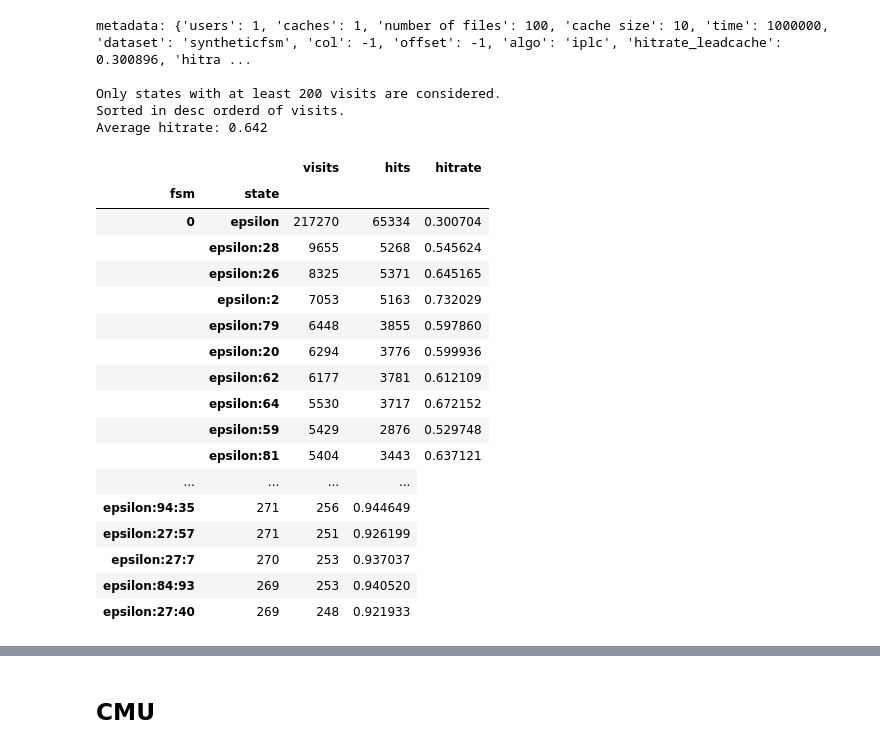
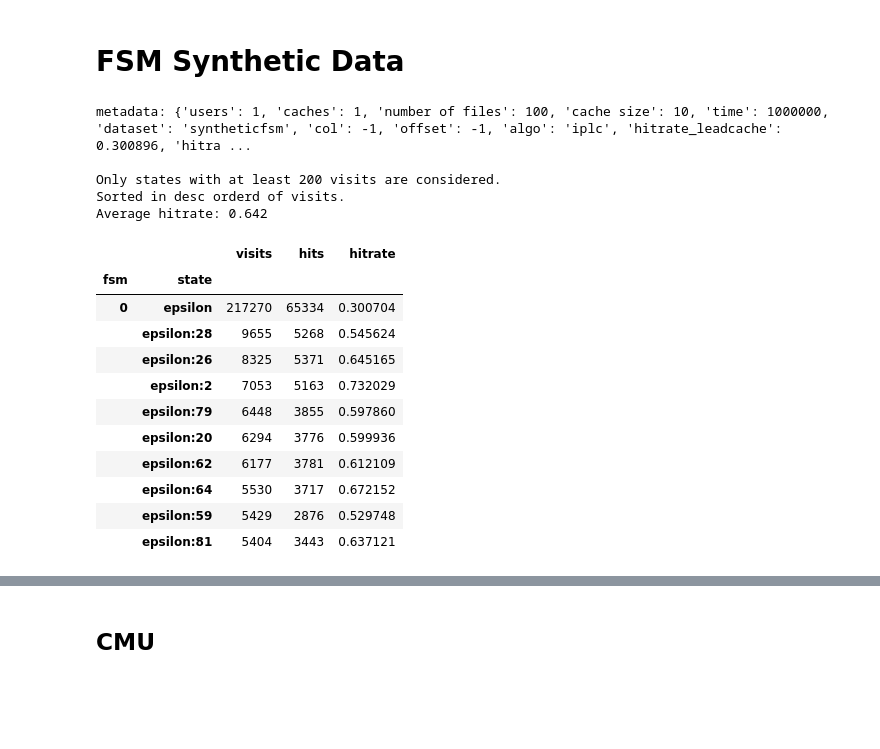
Before and after one commit to AtivJoshi/UniversalCaching, a Jupyter notebook: results.ipynb, the cells around one changed output, grey strips where cells are left out. Drawn from its saved outputs; the diff is of its cells as text; code cells hidden in the pictures; blank space fills up the shorter version.

```diff
--- a/results.ipynb
+++ b/results.ipynb
@@ -3,7 +3,10 @@ import pandas as pd
 from IPython.core.interactiveshell import InteractiveShell
 InteractiveShell.ast_node_interactivity = "all"
 pd.set_option('display.max_rows', None)
+# %% [markdown]
+# FSM Synthetic Data
 # %%
+# file request at each state is generated uniformly at random
 with pd.HDFStore('data/syntheticfsm/syntheticfsm_col-1_iplc_multifsm_u1_c1_t1000000_d1_f100_04_17_22_04_04.h5') as storage:
     df = storage['df']
     metadata = storage.get_storer('df').attrs.metadata
@@ -11,38 +14,32 @@ with pd.HDFStore('data/syntheticfsm/syntheticfsm_col-1_iplc_multifsm_u1_c1_t1000
     # _=metadata.pop('col')
     # storage.get_storer('df').attrs.metadata=metadata
     _ = metadata.pop('network_graph')
 
     cutoff=200
     df1 = df.drop(df[df['visits'] < cutoff].index)
     hitrate_filtered=df1['hits'].sum()/df1['visits'].sum()
     df1.sort_values(by=['fsm','visits'], inplace=True, ascending=[True,False])
 
     print(f'metadata: {metadata}\n')
     print(f'Only states with at least {cutoff} visits are considered.')
     print(f'Sorted in desc orderd of visits. \nAverage hitrate: {hitrate_filtered:0.3}')
-    df1
+    df1[:10]
 # %% [output]
 metadata: {'users': 1, 'caches': 1, 'number of files': 100, 'cache size': 10, 'time': 1000000, 'dataset': 'syntheticfsm', 'col': -1, 'offset': -1, 'algo': 'iplc', 'hitrate_leadcache': 0.300896, 'hitra ...
 
 Only states with at least 200 visits are considered.
 Sorted in desc orderd of visits.
 Average hitrate: 0.642
 |  |  | visits | hits | hitrate |
 | fsm | state |  |  |  |
 | 0 | epsilon | 217270 | 65334 | 0.300704 |
 |  | epsilon:28 | 9655 | 5268 | 0.545624 |
 |  | epsilon:26 | 8325 | 5371 | 0.645165 |
 |  | epsilon:2 | 7053 | 5163 | 0.732029 |
 |  | epsilon:79 | 6448 | 3855 | 0.597860 |
 |  | epsilon:20 | 6294 | 3776 | 0.599936 |
 |  | epsilon:62 | 6177 | 3781 | 0.612109 |
 |  | epsilon:64 | 5530 | 3717 | 0.672152 |
 |  | epsilon:59 | 5429 | 2876 | 0.529748 |
 |  | epsilon:81 | 5404 | 3443 | 0.637121 |
-| ... | ... | ... | ... |
-| epsilon:94:35 | 271 | 256 | 0.944649 |
-| epsilon:27:57 | 271 | 251 | 0.926199 |
-| epsilon:27:7 | 270 | 253 | 0.937037 |
-| epsilon:84:93 | 269 | 253 | 0.940520 |
-| epsilon:27:40 | 269 | 248 | 0.921933 |
 # %%
```
Also changed, not shown: parts of 3 cells of this notebook, 1 other file.
